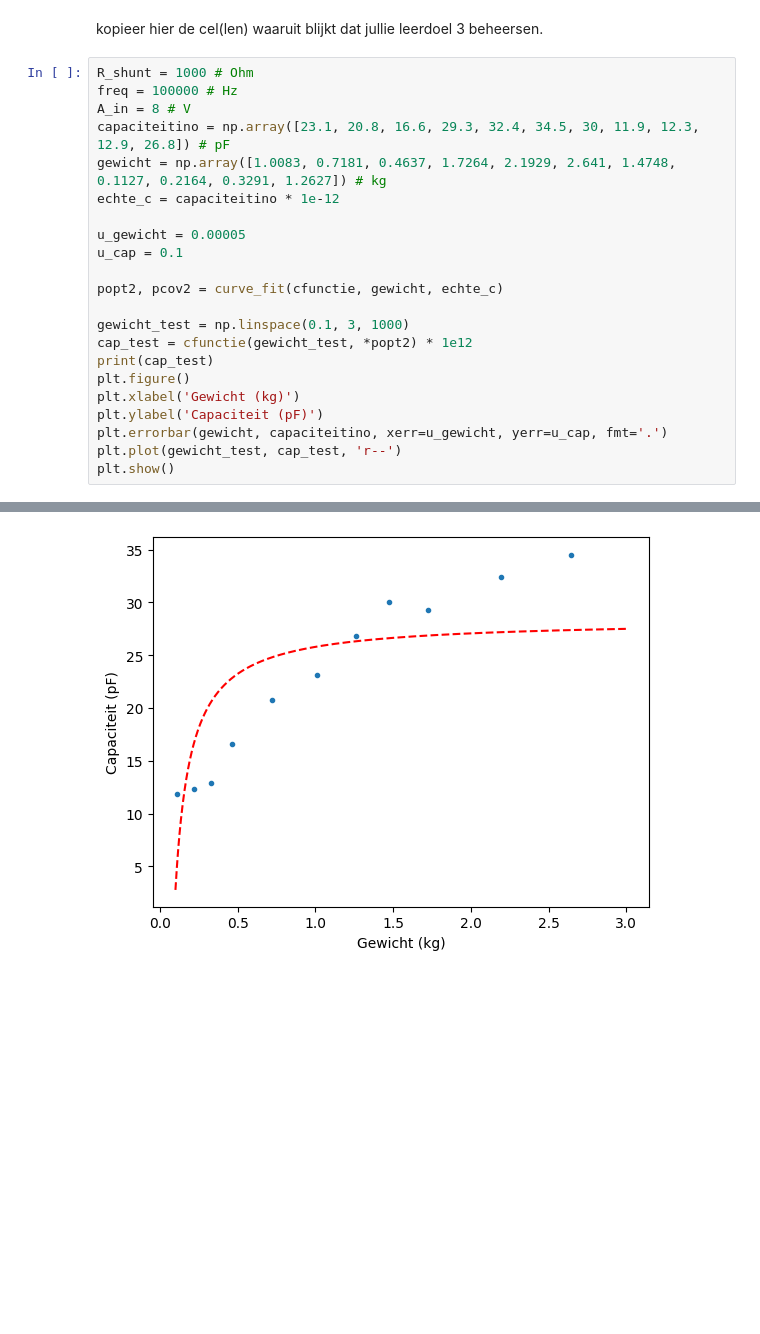
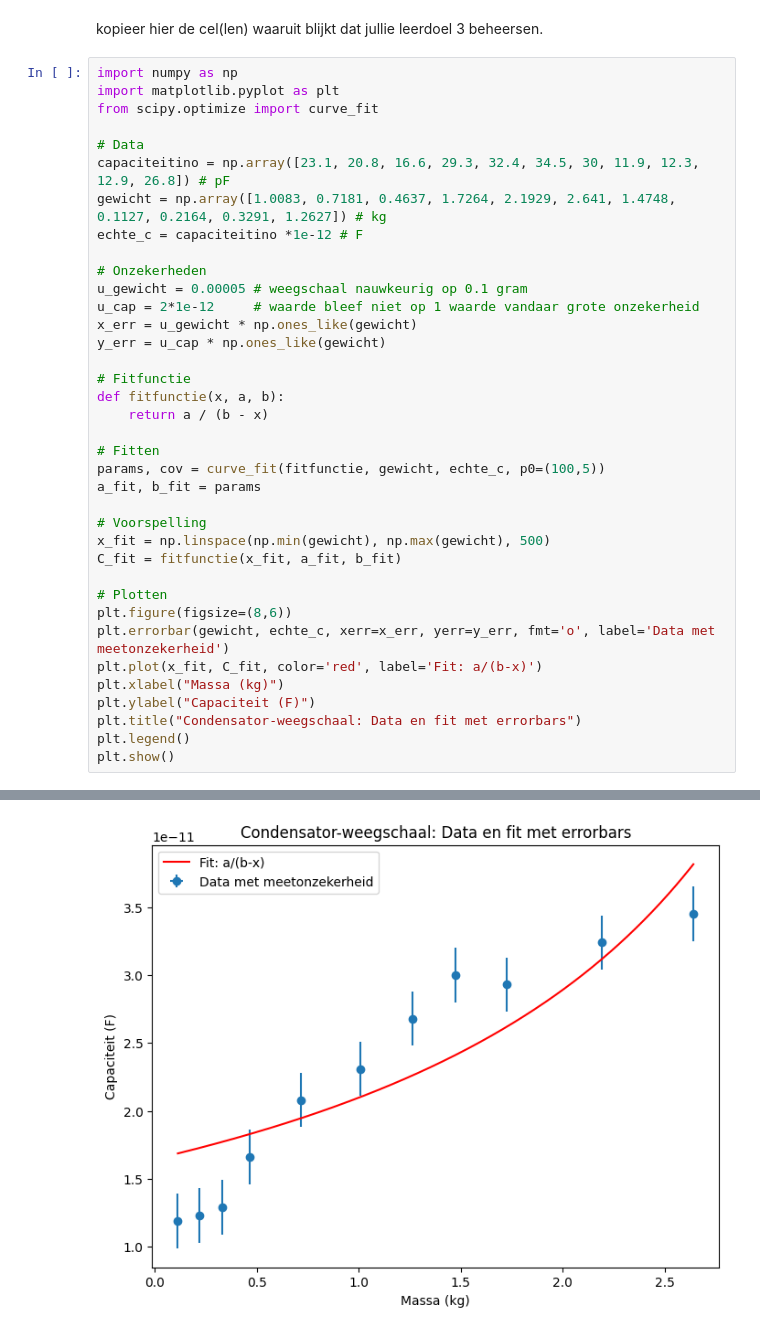
Before and after one commit to sralmulder-hash/opdrachten-DEF-D, a Jupyter notebook: FysiekeOntwerpopdrachten/2OntwerpEenSensorCondensator/DEFOntwerpopdracht2OntwerpEenSensorInvulTemplate.ipynb, the cells around one changed output, grey strips where cells are left out. Drawn from its saved outputs; the diff is of its cells as text; blank space fills up the shorter version.

Commit message:
plot met fit en leerdoelen invullen af

```diff
--- a/FysiekeOntwerpopdrachten/2OntwerpEenSensorCondensator/DEFOntwerpopdracht2OntwerpEenSensorInvulTemplate.ipynb
+++ b/FysiekeOntwerpopdrachten/2OntwerpEenSensorCondensator/DEFOntwerpopdracht2OntwerpEenSensorInvulTemplate.ipynb
@@ -247,25 +218,40 @@ kopieer hier de cel(len) waaruit blijkt dat jullie leerdoel 2 beheersen.
 # %% [markdown]
 kopieer hier de cel(len) waaruit blijkt dat jullie leerdoel 3 beheersen.
 # %%
-R_shunt = 1000 # Ohm
-freq = 100000 # Hz
-A_in = 8 # V
+import numpy as np
+import matplotlib.pyplot as plt
+from scipy.optimize import curve_fit
+
+# Data
 capaciteitino = np.array([23.1, 20.8, 16.6, 29.3, 32.4, 34.5, 30, 11.9, 12.3, 12.9, 26.8]) # pF
 gewicht = np.array([1.0083, 0.7181, 0.4637, 1.7264, 2.1929, 2.641, 1.4748, 0.1127, 0.2164, 0.3291, 1.2627]) # kg
-echte_c = capaciteitino * 1e-12
+echte_c = capaciteitino *1e-12 # F
 
-u_gewicht = 0.00005
-u_cap = 0.1
+# Onzekerheden
+u_gewicht = 0.00005 # weegschaal nauwkeurig op 0.1 gram
+u_cap = 2*1e-12     # waarde bleef niet op 1 waarde vandaar grote onzekerheid
+x_err = u_gewicht * np.ones_like(gewicht)
+y_err = u_cap * np.ones_like(gewicht)
 
-popt2, pcov2 = curve_fit(cfunctie, gewicht, echte_c)
+# Fitfunctie
+def fitfunctie(x, a, b):
+    return a / (b - x)
 
-gewicht_test = np.linspace(0.1, 3, 1000)
-cap_test = cfunctie(gewicht_test, *popt2) * 1e12
-print(cap_test)
-plt.figure()
-plt.xlabel('Gewicht (kg)')
-plt.ylabel('Capaciteit (pF)')
-plt.errorbar(gewicht, capaciteitino, xerr=u_gewicht, yerr=u_cap, fmt='.')
-plt.plot(gewicht_test, cap_test, 'r--')
+# Fitten
+params, cov = curve_fit(fitfunctie, gewicht, echte_c, p0=(100,5))
+a_fit, b_fit = params
+
+# Voorspelling
+x_fit = np.linspace(np.min(gewicht), np.max(gewicht), 500)
+C_fit = fitfunctie(x_fit, a_fit, b_fit)
+
+# Plotten
+plt.figure(figsize=(8,6))
+plt.errorbar(gewicht, echte_c, xerr=x_err, yerr=y_err, fmt='o', label='Data met meetonzekerheid')
+plt.plot(x_fit, C_fit, color='red', label='Fit: a/(b-x)')
+plt.xlabel("Massa (kg)")
+plt.ylabel("Capaciteit (F)")
+plt.title("Condensator-weegschaal: Data en fit met errorbars")
+plt.legend()
 plt.show()
 # %% [output]
@@ -289 +258 @@ plt.show()
-[figure, old version]
+[figure, new version]
```
Also changed, not shown: parts of 6 cells of this notebook.
